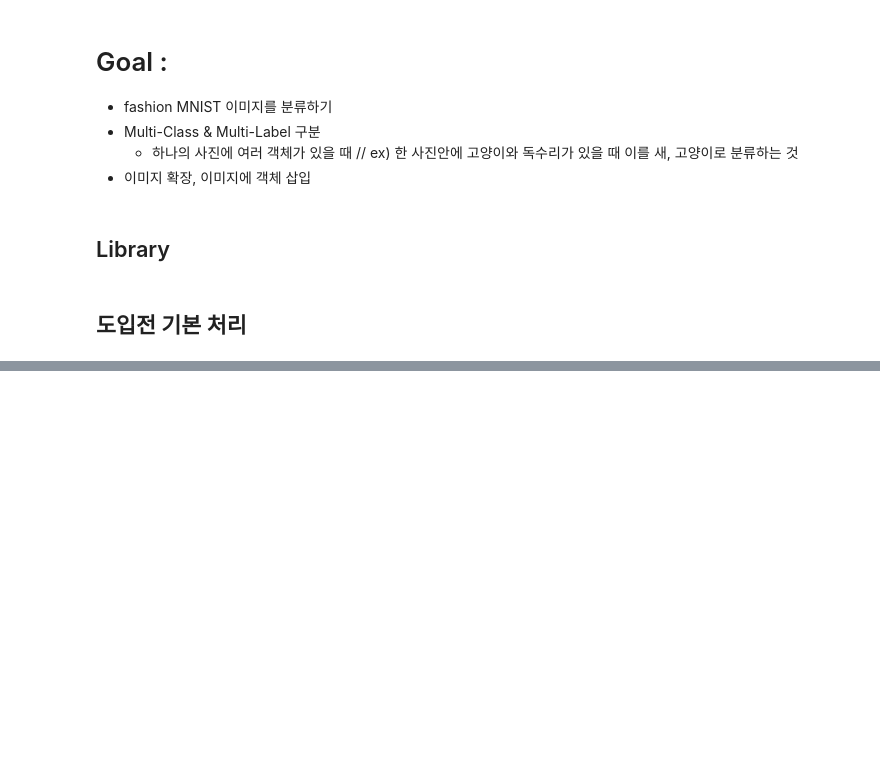
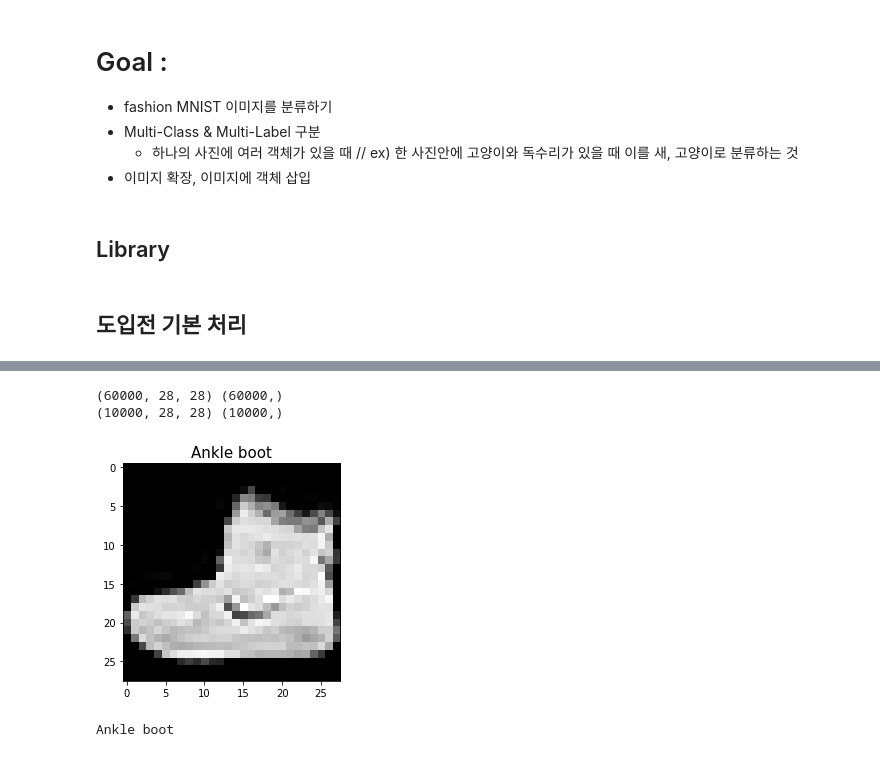
Before and after one commit to Vaycold/Vaycold, a Jupyter notebook: Python_DL/여러 의상 사진에서 옷 종류 구분하기.ipynb, the cells around one changed output, grey strips where cells are left out. Drawn from its saved outputs; the diff is of its cells as text; code cells hidden in the pictures; blank space fills up the shorter version.

```diff
--- a/Python_DL/여러 의상 사진에서 옷 종류 구분하기.ipynb
+++ b/Python_DL/여러 의상 사진에서 옷 종류 구분하기.ipynb
@@ -29,0 +43,33 @@ SEED=34
+# %%
+print(train_images.shape, train_labels.shape)
+print(test_images.shape, test_labels.shape)
+# %% [output]
+(60000, 28, 28) (60000,)
+(10000, 28, 28) (10000,)
+# %%
+# label을 설정해보자
+# 0이 뭔지 1이 뭔지 모르겠음...
+labels = ["T-shirt/top",   #idx 0
+          "Trouser",       #idx 1
+          "Pullover",      #idx 2
+          "Dress",         #idx 3
+          "Coat",          #idx 4
+          "Sandal",        #idx 5
+          "Shirt",         #idx 6
+          "Sneaker",       #idx 7
+          "Bag",           #idx 8
+          "Ankle_boot"]    #idx 9
+# %%
+def idx2label(idx) :
+  return labels[idx]
+# %%
+# plt로 형태를 출력해보자
+
+plt.imshow(train_images[0], cmap='gray')
+plt.title(idx2label(train_labels[0]), size=15)
+plt.show()
+print('')
+print(idx2label(train_labels[0]))
+# %% [output]
+[figure, added]
+Ankle boot
```
Also changed, not shown: parts of 24 cells of this notebook.
